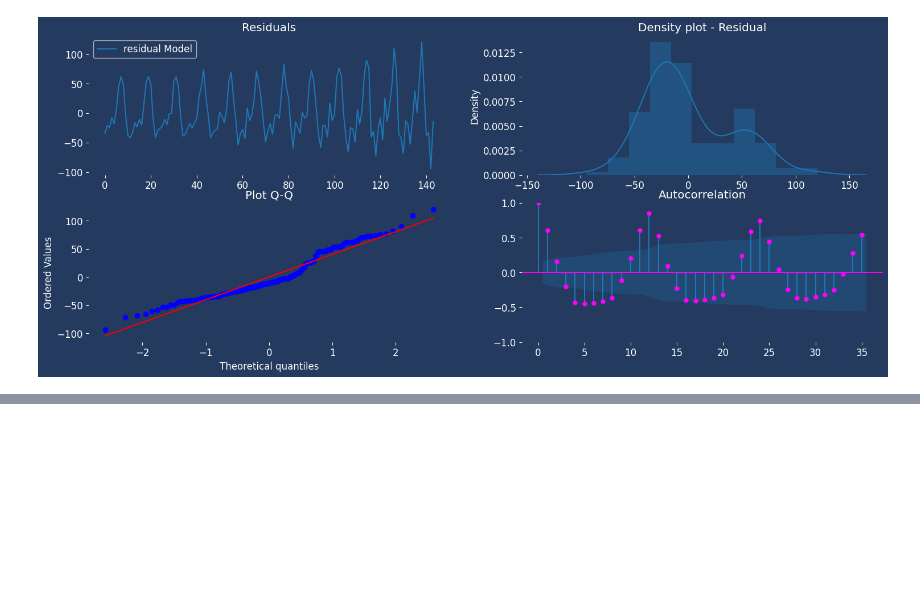
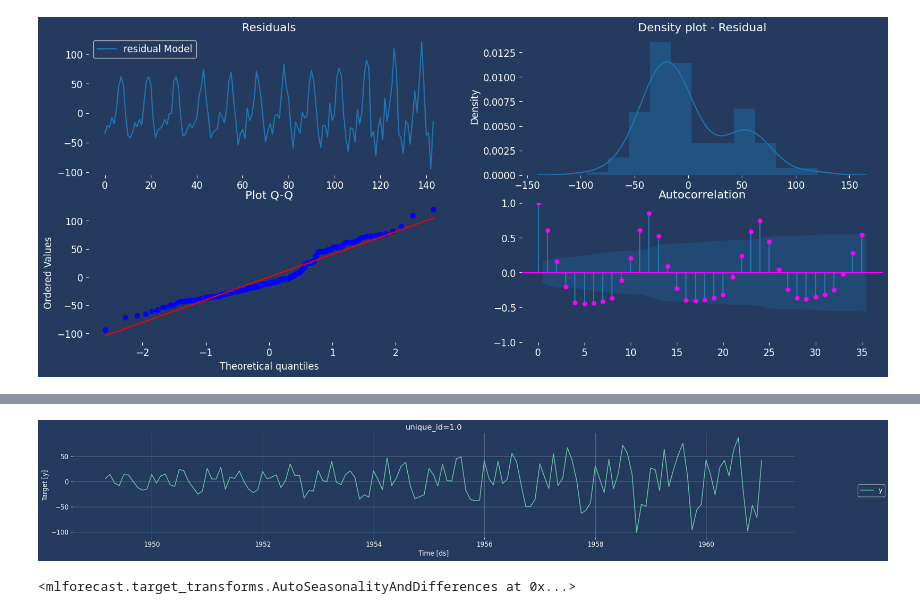
Before and after one commit to wesstone12/tool-kit, a Jupyter notebook: eda.ipynb, the cells around one changed output, grey strips where cells are left out. Cells and saved outputs as stored; diff of their text form; code cells hidden in the pictures; blank space fills up the shorter version.

```diff
--- a/eda.ipynb
+++ b/eda.ipynb
@@ -430,0 +478,4 @@ plt.show();
+# %%
+plot_series(without_trend, palette=palette)
+# %% [output]
+[figure, added]
@@ -430,0 +484,5 @@ plt.show();
+# %%
+auto_diff = AutoSeasonalityAndDifferences(max_diffs=1,n_seasons=None, max_season_length=12)
+auto_diff
+# %% [output]
+<mlforecast.target_transforms.AutoSeasonalityAndDifferences at 0x...>
```
Also changed, not shown: parts of 11 cells of this notebook, 7 other files.
